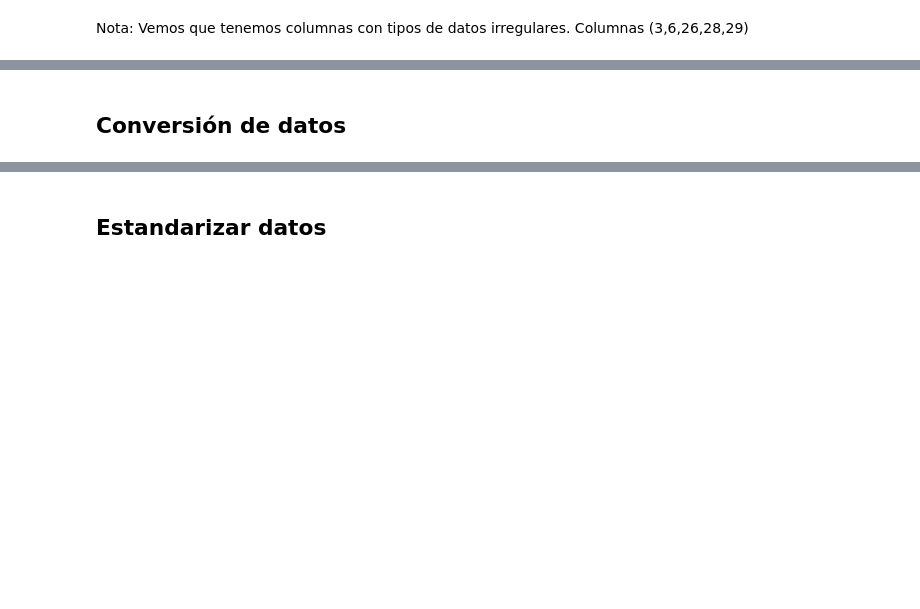
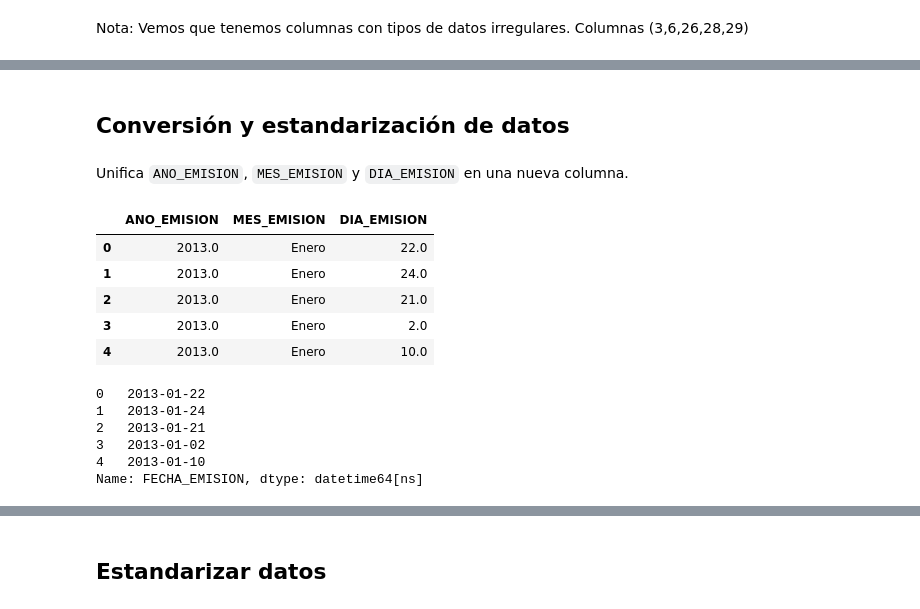
Before and after one commit to chamale-rac/data-mining-project, a Jupyter notebook: cleaning.ipynb, the cells around one changed output, grey strips where cells are left out. Drawn from its saved outputs; the diff is of its cells as text; code cells hidden in the pictures; blank space fills up the shorter version.

```diff
--- a/cleaning.ipynb
+++ b/cleaning.ipynb
@@ -30,2 +57,13 @@ Nota: Vemos que tenemos columnas con tipos de datos irregulares. Columnas (3,6,2
 # %% [markdown]
-## Conversión de datos
+## Conversión y estandarización de datos
+# %% [markdown]
+Unifica `ANO_EMISION`, `MES_EMISION` y `DIA_EMISION` en una nueva columna.
+# %%
+df[['ANO_EMISION', 'MES_EMISION', 'DIA_EMISION']].head()
+# %% [output]
+|  | ANO_EMISION | MES_EMISION | DIA_EMISION |
+| 0 | 2013.0 | Enero | 22.0 |
+| 1 | 2013.0 | Enero | 24.0 |
+| 2 | 2013.0 | Enero | 21.0 |
+| 3 | 2013.0 | Enero | 2.0 |
+| 4 | 2013.0 | Enero | 10.0 |
@@ -31,0 +90,9 @@ Nota: Vemos que tenemos columnas con tipos de datos irregulares. Columnas (3,6,2
+# %%
+df['FECHA_EMISION'].head()
+# %% [output]
+0   2013-01-22
+1   2013-01-24
+2   2013-01-21
+3   2013-01-02
+4   2013-01-10
+Name: FECHA_EMISION, dtype: datetime64[ns]
```
Also changed, not shown: parts of 20 cells of this notebook, 1 other file.
